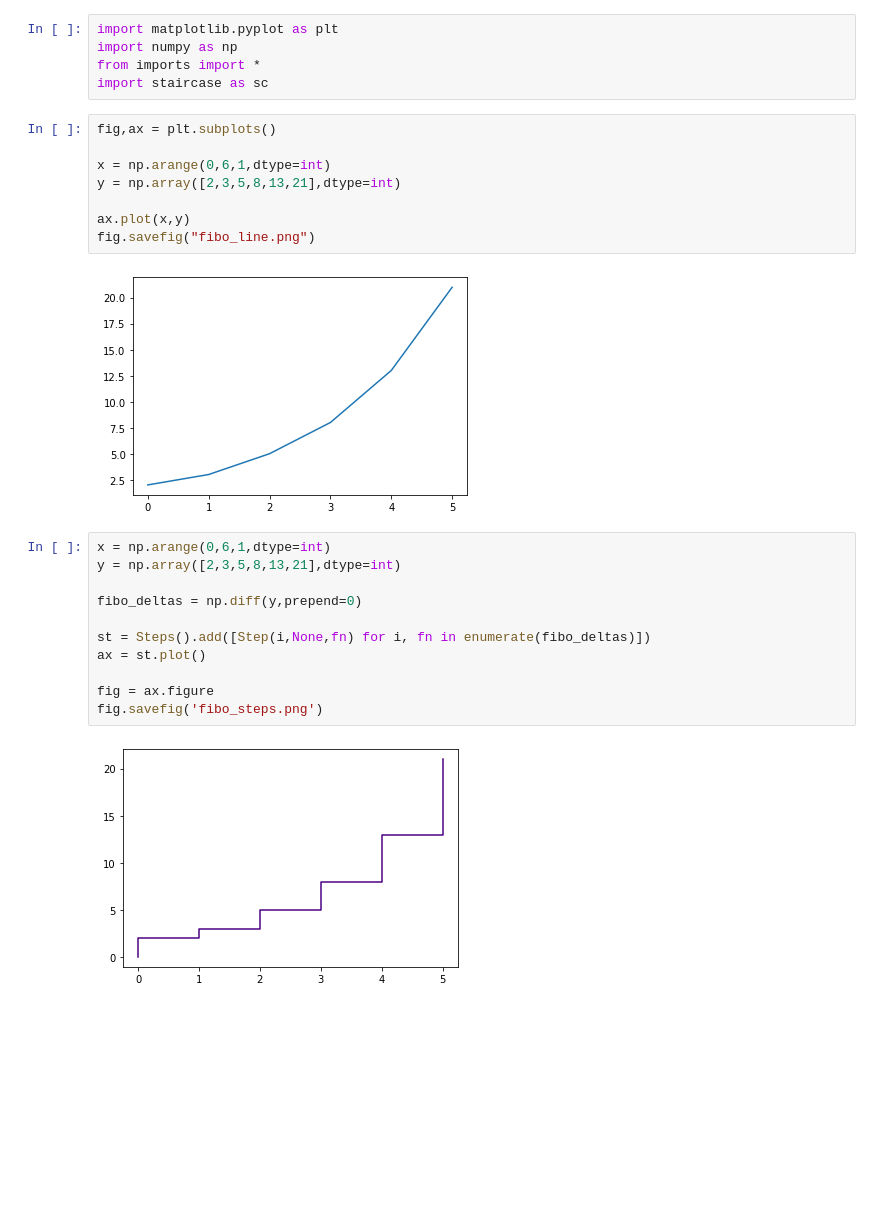
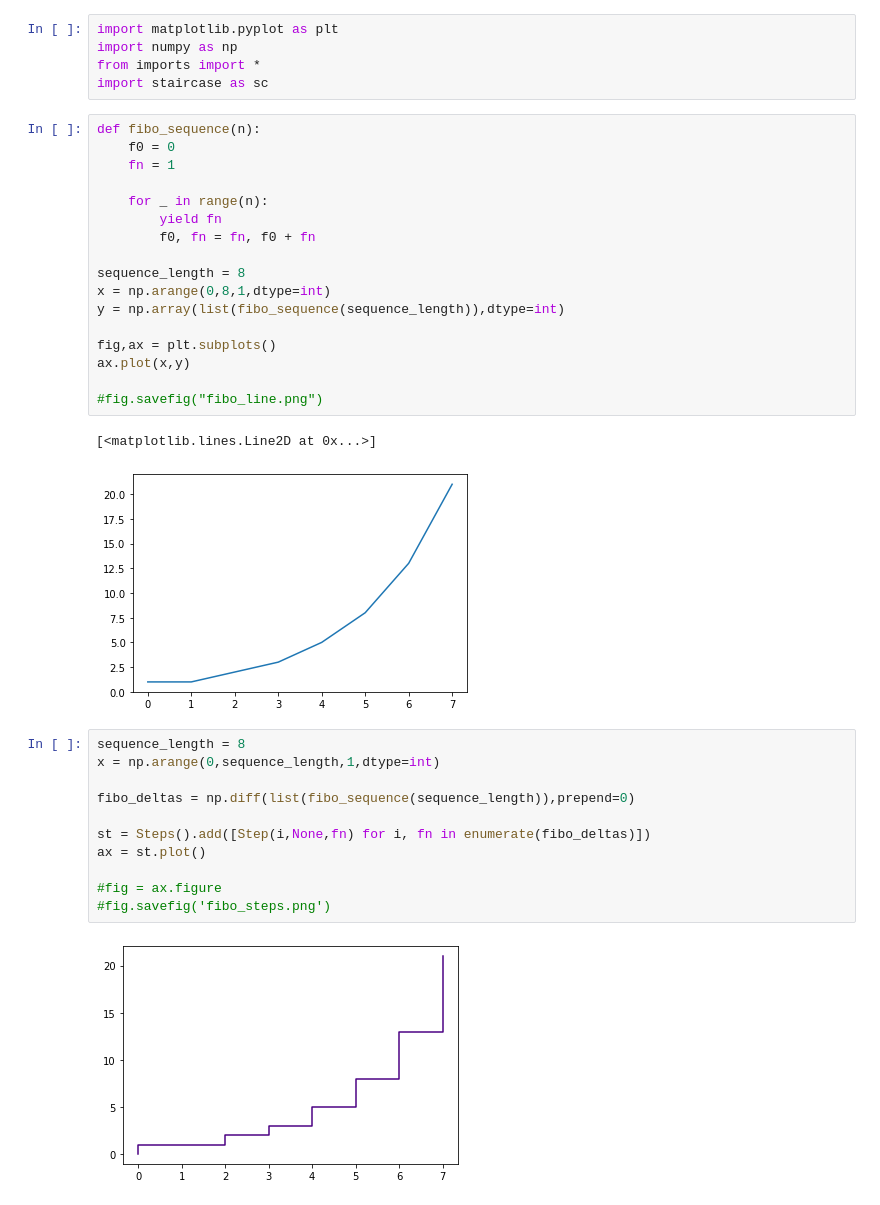
Before and after one commit to probability/topicmodelunderstanding, a Jupyter notebook: Notebooks/images.ipynb, the cells around one changed output. Saved outputs shown, nothing was run; the diff lists cells and outputs as text; blank space fills up the shorter version.

```diff
--- a/Notebooks/images.ipynb
+++ b/Notebooks/images.ipynb
@@ -4,25 +4,35 @@ import numpy as np
 from imports import *
 import staircase as sc
 # %%
+def fibo_sequence(n):
+    f0 = 0
+    fn = 1
+
+    for _ in range(n):
+        yield fn
+        f0, fn = fn, f0 + fn
+
+sequence_length = 8
+x = np.arange(0,8,1,dtype=int)
+y = np.array(list(fibo_sequence(sequence_length)),dtype=int)
+
 fig,ax = plt.subplots()
+ax.plot(x,y)
 
-x = np.arange(0,6,1,dtype=int)
-y = np.array([2,3,5,8,13,21],dtype=int)
-
-ax.plot(x,y)
-fig.savefig("fibo_line.png")
+#fig.savefig("fibo_line.png")
 # %% [output]
+[<matplotlib.lines.Line2D at 0x...>]
-[figure, old version]
+[figure, new version]
 # %%
-x = np.arange(0,6,1,dtype=int)
-y = np.array([2,3,5,8,13,21],dtype=int)
+sequence_length = 8
+x = np.arange(0,sequence_length,1,dtype=int)
 
-fibo_deltas = np.diff(y,prepend=0)
+fibo_deltas = np.diff(list(fibo_sequence(sequence_length)),prepend=0)
 
 st = Steps().add([Step(i,None,fn) for i, fn in enumerate(fibo_deltas)])
 ax = st.plot()
 
-fig = ax.figure
-fig.savefig('fibo_steps.png')
+#fig = ax.figure
+#fig.savefig('fibo_steps.png')
 # %% [output]
-[figure, old version]
+[figure, new version]
```
Also changed, not shown: parts of 1 cell of this notebook, 5 other files.
